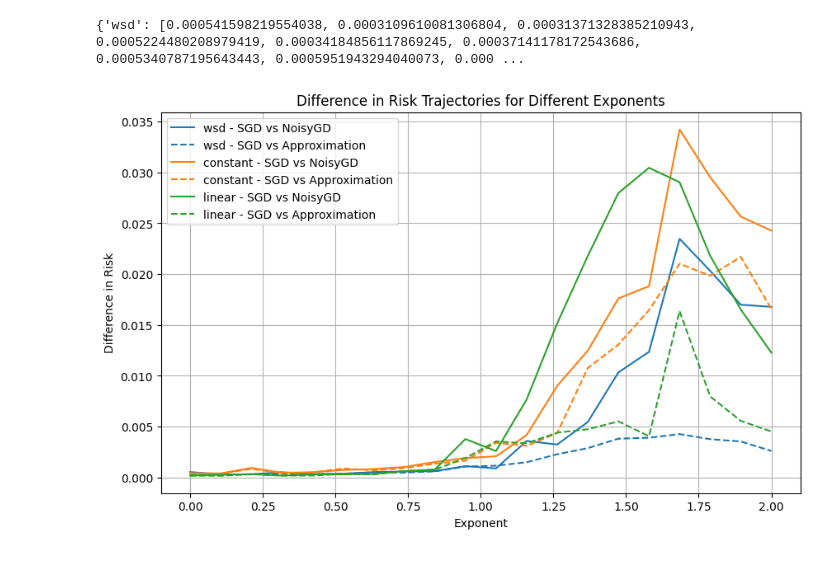
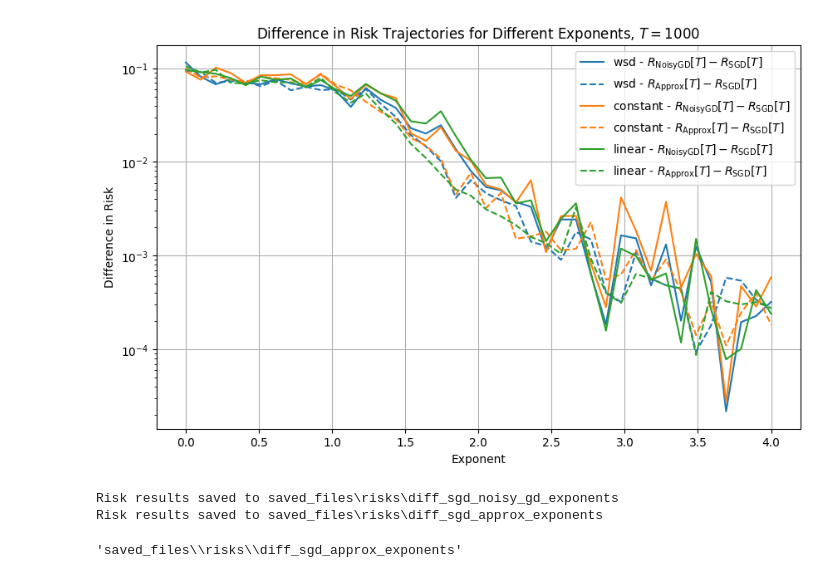
Before and after one commit to noecolomban/Least_Squares, a Jupyter notebook: comparing_exponents.ipynb, the cells around one changed output. Saved outputs shown, nothing was run; the diff lists cells and outputs as text; code cells hidden in the pictures.

Commit message:
New plots

```diff
--- a/comparing_exponents.ipynb
+++ b/comparing_exponents.ipynb
@@ -11,11 +11,11 @@ import copy
 from src.risk_computations import RiskComputations, diff_to_exponents, diff_sgd_vs_approx
 # %%
 T=1000
-sigma = 0.1
-dim = 50
+sigma = 1
+dim = 100
 
 eta = 0.1
-eta_range = np.logspace(-4, 0, 50)
+eta_range = np.logspace(-4, 2, 50)
 t_values = np.linspace(0, T-1, 10, dtype=int)
 
 model = PowerLawRegression(dim=dim, sigma=sigma, exponent=2)
@@ -24,7 +24,7 @@ wsd = WSDSchedule(steps=T, base_lr=eta, cooldown_len=0.2)
 constant = ConstantSchedule(steps=T, base_lr=eta)
 linear = WSDSchedule(steps=T, base_lr=eta, cooldown_len=1.)
 
-beta = 1
+beta = 0
 x0 = np.array([1/i**beta for i in range(1, dim+1)])
 
 
@@ -34,6 +34,6 @@ schedules2 = copy.deepcopy(schedules1)
 risks_computations_sgd = RiskComputations(model, x0, schedules=schedules1, schedules_names=["wsd", "constant", "linear"], sgd_class=SGD)
 risks_computations_noisy_gd = RiskComputations(model, x0, schedules=schedules2, schedules_names=["wsd", "constant", "linear"], sgd_class=NoisyGD)
 # %%
-exponents = np.linspace(0, 2, 20)
-diff_results = diff_to_exponents(exponents=exponents, dim=dim, sigma=sigma, schedules1=schedules1, schedules2=schedules2, x0=x0)
+exponents = np.linspace(0, 4, 40)
+diff_results = diff_to_exponents(exponents=exponents, dim=dim, sigma=sigma, schedules1=schedules1, schedules2=schedules2, eta_range=eta_range, x0=x0)
 # %% [output]
@@ -67,2 +45,2 @@ Optimization results saved to saved_files\base_lr\optimize_results_Noisy GD_t_va
 # %%
-diff_approx_vs_sgd = diff_sgd_vs_approx(exponents=exponents, dim=dim, sigma=sigma, schedules1=schedules1, schedules2=schedules2, schedules_names=["wsd", "constant", "linear"], x0=x0)
+diff_approx_vs_sgd = diff_sgd_vs_approx(exponents=exponents, dim=dim, sigma=sigma, schedules1=schedules1, schedules2=schedules2, schedules_names=["wsd", "constant", "linear"], eta_range=eta_range, x0=x0)
@@ -87,16 +47,24 @@ Optimization results saved to saved_files\base_lr\optimize_results_True SGD_t_va
 # %%
-print(diff_results)
 visu = Visualization(schedules=schedules1 ,schedules_name=["wsd", "constant", "linear"])
 visu.plot_sgd_classes_comparison(
     risks_class1=diff_results,
     risks_class2=diff_approx_vs_sgd,
     X=exponents,
-    title="Difference in Risk Trajectories for Different Exponents",
+    title=rf"Difference in Risk Trajectories for Different Exponents, $T={T}$",
     xlabel="Exponent",
     ylabel="Difference in Risk",
-    #logscale=True,
-    label_class1="SGD vs NoisyGD",
-    label_class2="SGD vs Approximation",)
+    logscale=True,
+    label_class1=r"$R_\text{NoisyGD}[T] - R_\text{SGD}[T]$",
+    label_class2=r"$R_\text{Approx}[T] - R_\text{SGD}[T]$",
+    savefig=True)
 # %% [output]
-{'wsd': [0.000541598219554038, 0.0003109610081306804, 0.00031371328385210943, 0.0005224480208979419, 0.00034184856117869245, 0.00037141178172543686, 0.0005340787195643443, 0.0005951943294040073, 0.000 ...
-[figure, old version]
+[figure, new version]
+# %%
+from src.utils import save_risk_results
+
+save_risk_results(diff_results, "diff_sgd_noisy_gd_exponents")
+save_risk_results(diff_approx_vs_sgd, "diff_sgd_approx_exponents")
+# %% [output]
+Risk results saved to saved_files\risks\diff_sgd_noisy_gd_exponents
+Risk results saved to saved_files\risks\diff_sgd_approx_exponents
+'saved_files\\risks\\diff_sgd_approx_exponents'
```
Also changed, not shown: parts of 2 cells of this notebook, 5 other files.
